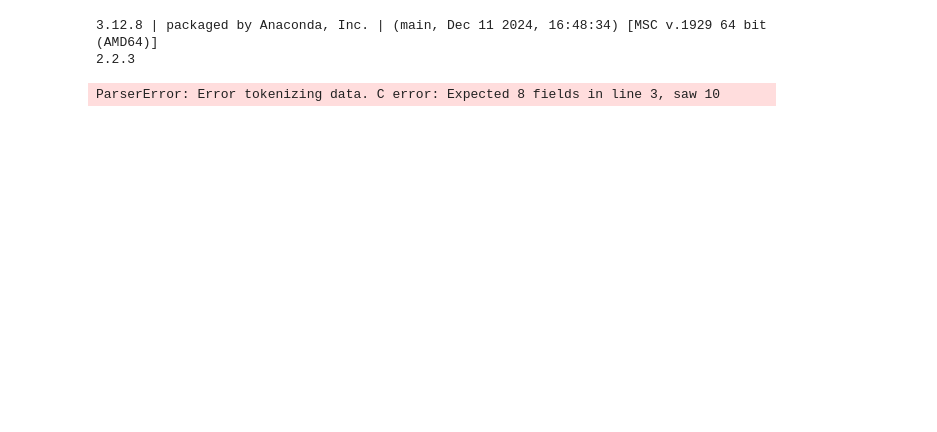
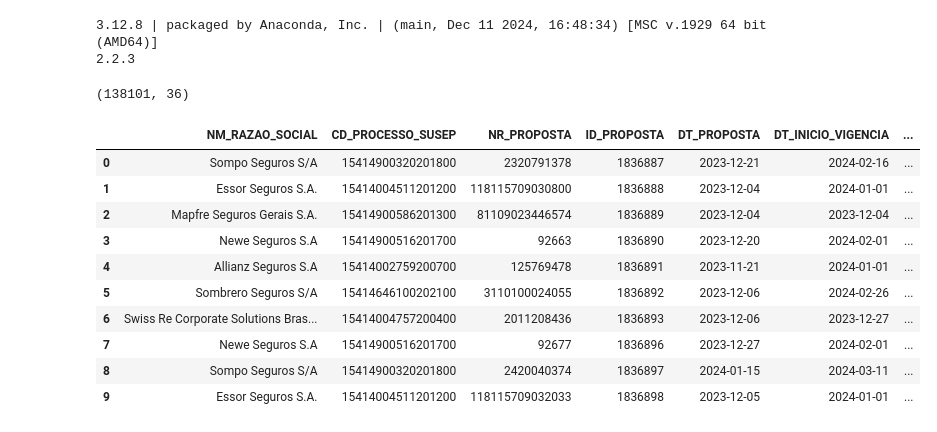
Before and after one commit to AlanthiasCO/seguro_rural_2024, a Jupyter notebook: etapa_etl.ipynb, the cells around one changed output. Drawn from its saved outputs; the diff is of its cells as text; code cells hidden in the pictures; blank space fills up the shorter version.

```diff
--- a/etapa_etl.ipynb
+++ b/etapa_etl.ipynb
@@ -15,7 +28,3 @@ print(pd.__version__)
 # %% [output]
 3.12.8 | packaged by Anaconda, Inc. | (main, Dec 11 2024, 16:48:34) [MSC v.1929 64 bit (AMD64)]
 2.2.3
-# %%
-data = pd.read_csv('psr-2024c.csv', sep=',')
-# %% [output]
-ParserError: Error tokenizing data. C error: Expected 8 fields in line 3, saw 10
@@ -21,0 +36,5 @@ ParserError: Error tokenizing data. C error: Expected 8 fields in line 3, saw 10
+# %%
+# ver o número de linhas e colunas
+df_br.shape
+# %% [output]
+(138101, 36)
@@ -21,0 +44,14 @@ ParserError: Error tokenizing data. C error: Expected 8 fields in line 3, saw 10
+# %%
+df_br.head(10)
+# %% [output]
+|  | NM_RAZAO_SOCIAL | CD_PROCESSO_SUSEP | NR_PROPOSTA | ID_PROPOSTA | DT_PROPOSTA | DT_INICIO_VIGENCIA | ... |
+| 0 | Sompo Seguros S/A | 15414900320201800 | 2320791378 | 1836887 | 2023-12-21 | 2024-02-16 | ... |
+| 1 | Essor Seguros S.A. | 15414004511201200 | 118115709030800 | 1836888 | 2023-12-04 | 2024-01-01 | ... |
+| 2 | Mapfre Seguros Gerais S.A. | 15414900586201300 | 81109023446574 | 1836889 | 2023-12-04 | 2023-12-04 | ... |
+| 3 | Newe Seguros S.A | 15414900516201700 | 92663 | 1836890 | 2023-12-20 | 2024-02-01 | ... |
+| 4 | Allianz Seguros S.A | 15414002759200700 | 125769478 | 1836891 | 2023-11-21 | 2024-01-01 | ... |
+| 5 | Sombrero Seguros S/A | 15414646100202100 | 3110100024055 | 1836892 | 2023-12-06 | 2024-02-26 | ... |
+| 6 | Swiss Re Corporate Solutions Bras... | 15414004757200400 | 2011208436 | 1836893 | 2023-12-06 | 2023-12-27 | ... |
+| 7 | Newe Seguros S.A | 15414900516201700 | 92677 | 1836896 | 2023-12-27 | 2024-02-01 | ... |
+| 8 | Sompo Seguros S/A | 15414900320201800 | 2420040374 | 1836897 | 2024-01-15 | 2024-03-11 | ... |
+| 9 | Essor Seguros S.A. | 15414004511201200 | 118115709032033 | 1836898 | 2023-12-05 | 2024-01-01 | ... |
```
Also changed, not shown: parts of 14 cells of this notebook.
